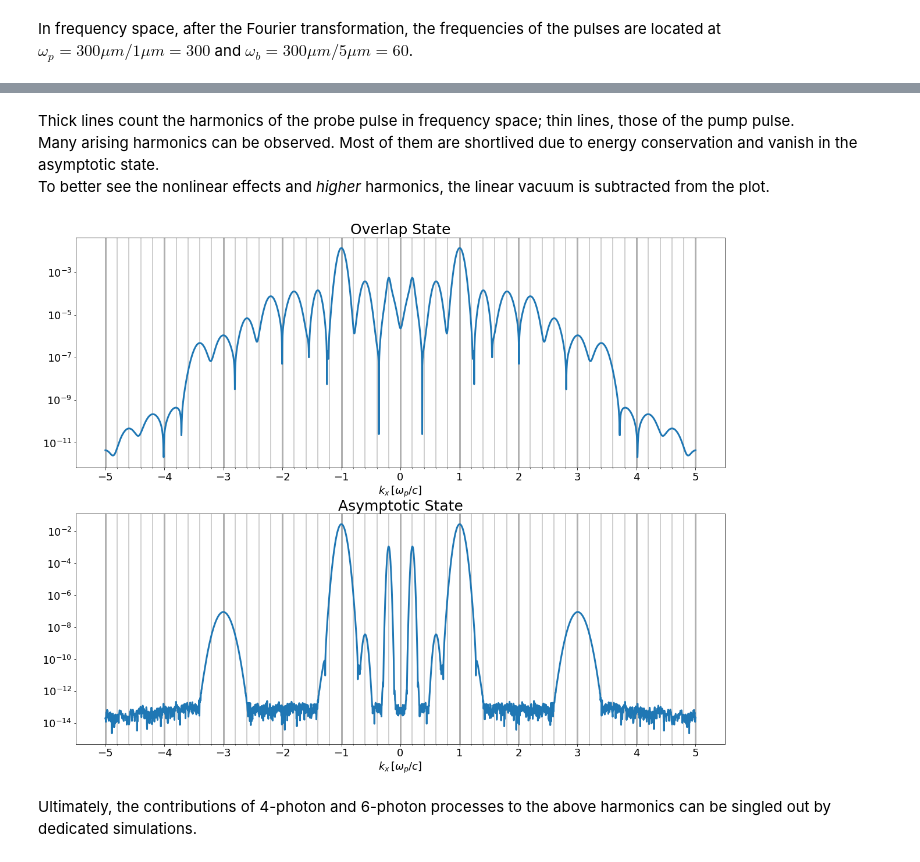
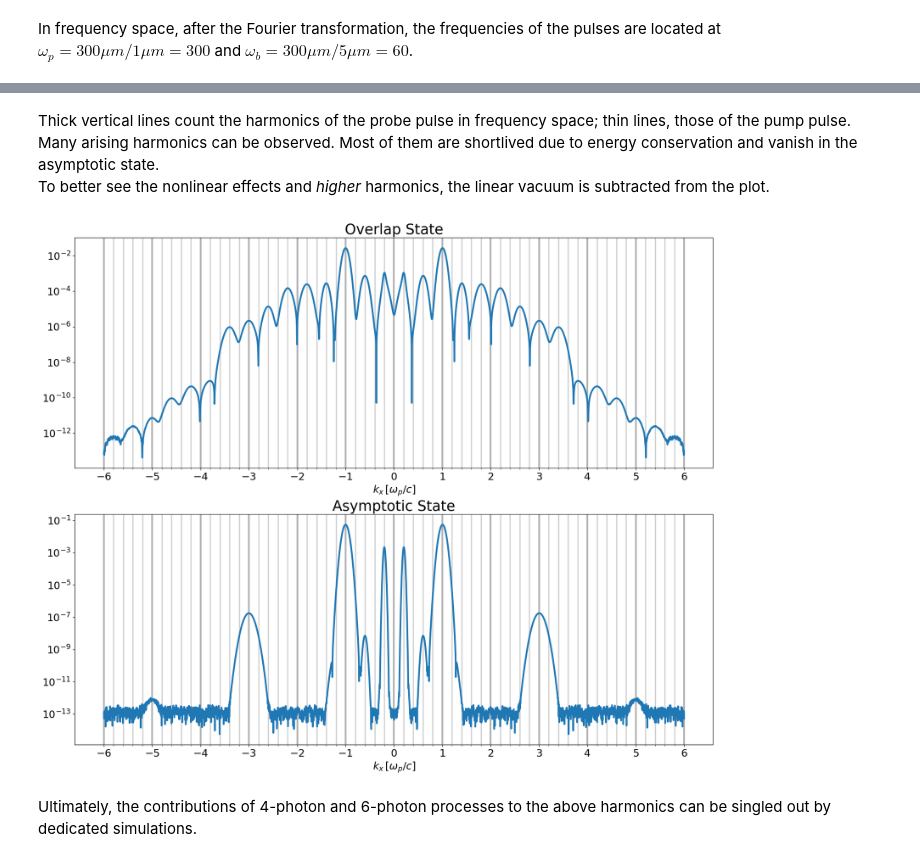
Before and after one commit to SoftwareImpacts/SIMPAC-2023-33, a Jupyter notebook: examples/harmonic_generation/1d.ipynb, the cells around one changed output, grey strips where cells are left out. Drawn from its saved outputs; the diff is of its cells as text; code cells hidden in the pictures.

Commit message:
update examples

```diff
--- a/examples/harmonic_generation/1d.ipynb
+++ b/examples/harmonic_generation/1d.ipynb
@@ -23,11 +23,11 @@ The simulation line has a physical length of $300\mu m$ and is divided into 6000
 # %% [markdown]
 ### Get the Data
 # %%
-# Data path
-scratch_dir = "/project/th-scratch/a/And.Lindner/1d_hh_gen"
-#scratch_dir="/home/andi/Documents/SimResults/1d_hh_gen"
+# Data directory
+#scratch_dir = "/project/th-scratch/a/And.Lindner/hewes_examples_sims/1d_hh_gen"
+scratch_dir="/Users/andi/Documents/SimResults/1d_hh_gen"
 # Data folder
-folder = "1d_hh_gen_full"  # 4 processes
+folder = "1d_hh_gen_full_12k"
 # %% [markdown]
 Define the parameters for passing to the `get_field_data` function.
 # %%
@@ -56,7 +58,7 @@ for i in range(2):
     plt.plot(ez[i])
     plt.xlabel("$x \, [\mu m]$", size=18)
     plt.ylabel("$E_z \, [E_{cr}]$", size=18)
-    pos_xs = np.linspace(0, 6000, 7)
+    pos_xs = np.linspace(0, 12000, 7)
     pos_labels = np.arange(0, 350, 50)
     plt.xticks(pos_xs, pos_labels, size=15)
     plt.yticks(size = 15)
@@ -84,11 +86,11 @@ for i in range(2):
     if(i == 1):
         ax.set_title("Asymptotic State", fontsize=25)
 
-    xs = np.linspace(-5, 5, 3000)  # 5*300=1500 -> up to fifth harmonic, symmetric around center
-    ax.plot(xs, fft_states[i][1500:4500], lw=3)
+    xs = np.linspace(-6, 6, 3600)  # 6*300=1800 -> up to sixth probe harmonic
+    ax.plot(xs, fft_states[i][4200:7800], lw=3)
 
-    xticks = np.linspace(-5, 5, 11)
-    minor_xticks = np.linspace(-5, 5, 51)
+    xticks = np.linspace(-6, 6, 13)
+    minor_xticks = np.linspace(-6, 6, 61)
 
     ax.set_xticks(xticks)
     ax.set_xticks(minor_xticks, minor=True)
@@ -110,11 +112,11 @@ plt.show()
 # %% [markdown]
-Thick lines count the harmonics of the probe pulse in frequency space; thin lines, those of the pump pulse.
+Thick vertical lines count the harmonics of the probe pulse in frequency space; thin lines, those of the pump pulse.
 Many arising harmonics can be observed.
 Most of them are shortlived due to energy conservation and vanish in the asymptotic state.
 To better see the nonlinear effects and _higher_ harmonics, the linear vacuum is subtracted from the plot.
 # %%
 # Same settings but linear vacuum
-folder = "1d_hh_gen_lin"
+folder = "1d_hh_gen_lin_12k"
 path = os.path.join(scratch_dir, folder)
 ez_lin = gfd.combine_steps(gfd.get_field1D, path, component, n_prc, steps=steps)
 # %%
@@ -123,38 +125,38 @@ fft_states_nonlin = []
 fig = plt.figure(figsize=(20, 16))
 
 for i in range(2):
     fft_states_nonlin.append(fft(np.subtract(ez[i], ez_lin[i])))
     fft_states_nonlin[i] = np.roll(fft_states_nonlin[i], int(len(ez[i])/2))
     fft_states_nonlin[i] = np.abs(fft_states_nonlin[i])
 
     ax = fig.add_subplot(2, 1, i+1)
     if(i == 0):
         ax.set_title("Overlap State", fontsize=25)
     if(i == 1):
         ax.set_title("Asymptotic State", fontsize=25)
 
-    xs = np.linspace(-5, 5, 3000)
-    ax.plot(xs, fft_states_nonlin[i][1500:4500], lw=3)
+    xs = np.linspace(-6, 6, 3600)
+    ax.plot(xs, fft_states_nonlin[i][4200:7800], lw=3)
 
-    xticks = np.linspace(-5, 5, 11)
-    minor_xticks = np.linspace(-5, 5, 51)
+    xticks = np.linspace(-6, 6, 13)
+    minor_xticks = np.linspace(-6, 6, 61)
 
     ax.set_xticks(xticks)
     ax.set_xticks(minor_xticks, minor=True)
 
     ax.tick_params(axis='both', which='major', labelsize=18)
     ax.tick_params(axis='x', which='minor', labelsize=12)
 
     ax.grid(axis="x", which='minor', linewidth = 2, alpha=0.6)
     ax.grid(axis="x", which='major', linewidth = 3)
 
     ax.set_yticks([])
     ax.set_yscale("log")
     ax.set_xlabel("$k_x \, [\omega_p/c]$", size=18)
 
 plt.show()
 # %% [output]
-[figure, old version]
+[figure, new version]
 # %% [markdown]
 Ultimately, the contributions of 4-photon and 6-photon processes to the above harmonics can be singled out by dedicated simulations.
 # %%
```
Also changed, not shown: parts of 11 cells of this notebook, 3 other files.
